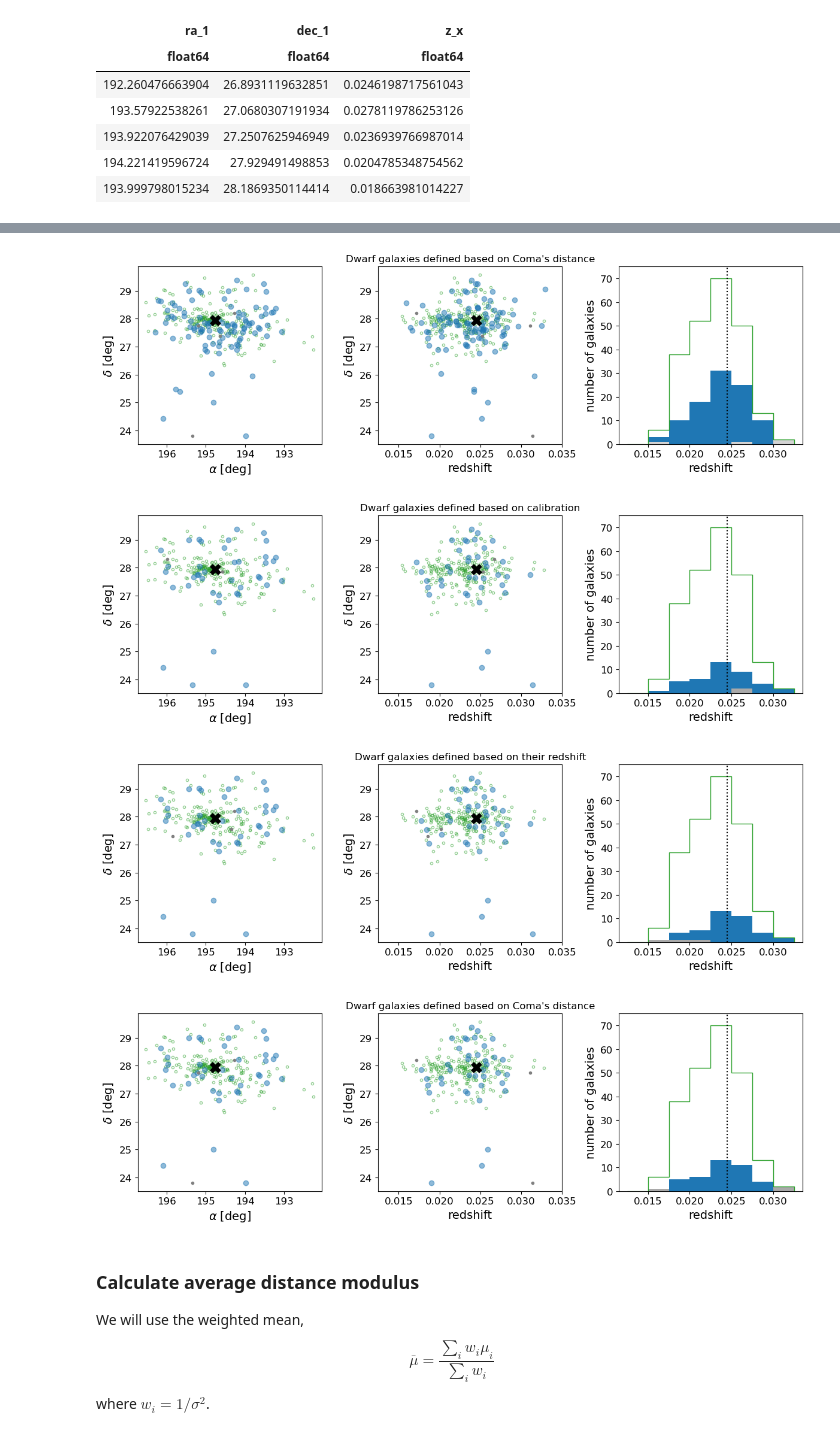
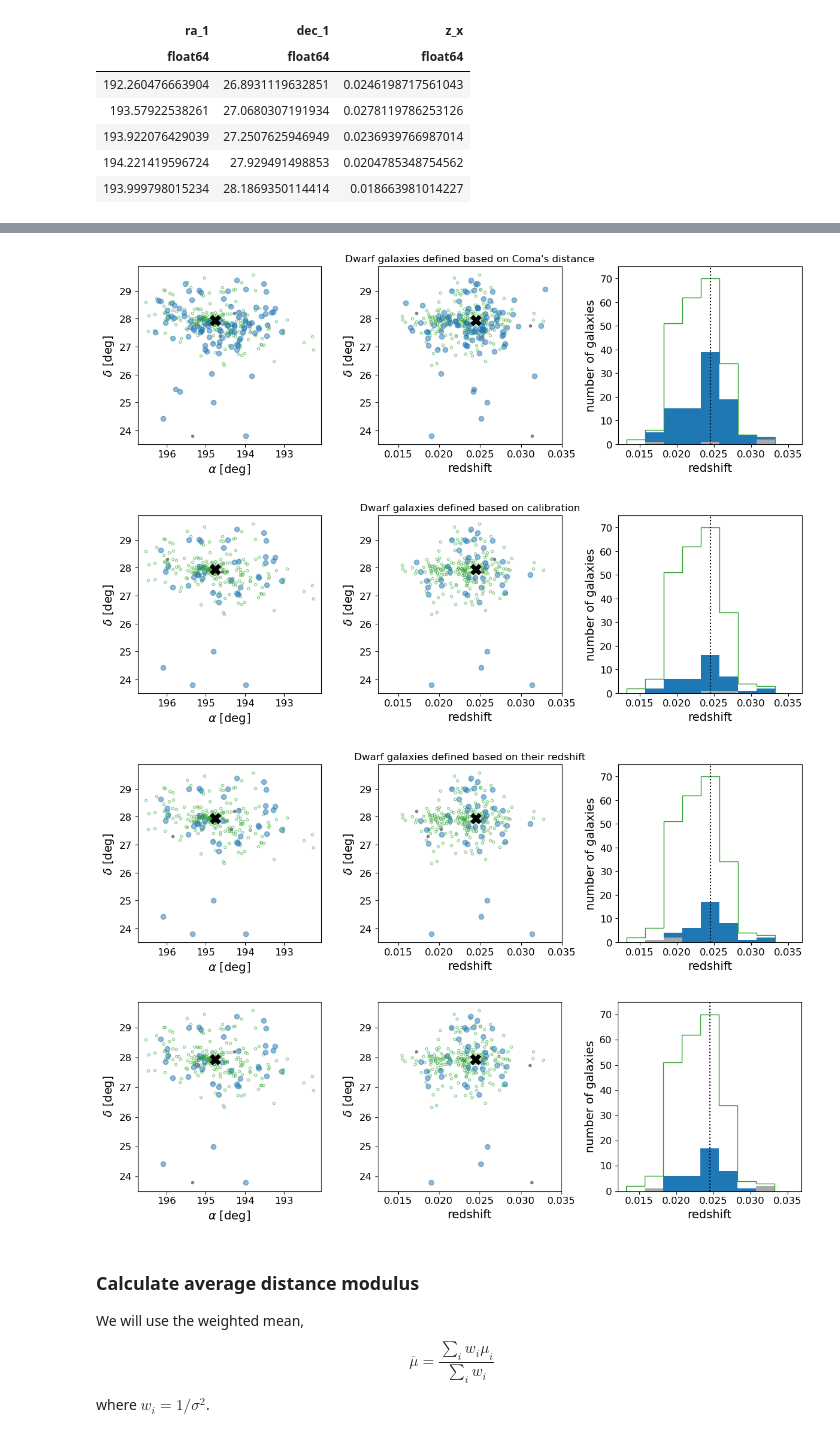
Before and after one commit to DESI-UR/DESI_SGA, a Jupyter notebook: TF/SV/Coma_distance.ipynb, the cells around one changed output, grey strips where cells are left out. Cells and saved outputs as stored; diff of their text form; code cells hidden in the pictures.

Commit message:
Centered redshift histogram around cluster center

```diff
--- a/TF/SV/Coma_distance.ipynb
+++ b/TF/SV/Coma_distance.ipynb
@@ -207,6 +208,13 @@ Table length=5
 | 193.922076429039 | 27.2507625946949 | 0.0236939766987014 |
 | 194.221419596724 | 27.929491498853 | 0.0204785348754562 |
 | 193.999798015234 | 28.1869350114414 | 0.018663981014227 |
+# %%
+# Define the redshift histogram bins so that they are centered around the cluster's redshift
+bin_width = 0.0025
+Nbins = 9
+
+z_bins = np.arange((V_Coma/c) - 0.5*Nbins*bin_width, (V_Coma/c) + 0.5*(Nbins+1)*bin_width, bin_width)
+# z_bins = np.arange(0.0125, 0.035, 0.0025)
 # %%
 plt.figure(figsize=(12,4), tight_layout=True)
 
@@ -309,9 +317,9 @@ plt.tick_params(axis='both', which='major', labelsize=12)
 plt.title("Dwarf galaxies defined based on Coma's distance")
 
 plt.subplot(133)
-plt.hist(FP_gals['z_x'], bins=np.arange(0.0125, 0.035, 0.0025), color='tab:green', histtype='step')
-plt.hist(SGA_TF_Coma['Z_DESI'][~zComa_dwarf_boolean], bins=np.arange(0.0125, 0.035, 0.0025))
-plt.hist(SGA_TF_Coma['Z_DESI'][zComa_dwarf_boolean], bins=np.arange(0.0125, 0.035, 0.0025), color='lightgray')
+plt.hist(FP_gals['z_x'], bins=z_bins, color='tab:green', histtype='step')
+plt.hist(SGA_TF_Coma['Z_DESI'][~zComa_dwarf_boolean], bins=z_bins)
+plt.hist(SGA_TF_Coma['Z_DESI'][zComa_dwarf_boolean], bins=z_bins, color='darkgray')
 plt.vlines(V_Coma/c, 0, 85, colors='k', linestyles='dotted')
 plt.xlabel('redshift', fontsize=14)
 plt.ylabel('number of galaxies', fontsize=14)
@@ -320,7 +328,7 @@ plt.tick_params(axis='both', which='major', labelsize=12);
 
 # plt.savefig('../../Figures/SV/fuji_Coma_galaxies.png', dpi=150);
 # %% [output]
-[figure, old version]
+[figure, new version]
 # %%
 # Version of the above figure with only those Coma galaxies used in the calibration
 SGAIDs_cal = Table.read('fuji_Coma_SGAids_calibration.txt', format='ascii.commented_header')
@@ -370,10 +378,10 @@ plt.tick_params(axis='both', which='major', labelsize=12)
 plt.title("Dwarf galaxies defined based on calibration")
 
 plt.subplot(133)
-plt.hist(FP_gals['z_x'], bins=np.arange(0.0125, 0.035, 0.0025), color='tab:green', histtype='step')
-plt.hist(SGA_TF_Coma['Z_DESI'][cal_boolean & ~tf_dwarf_boolean], bins=np.arange(0.0125, 0.035, 0.0025))
+plt.hist(FP_gals['z_x'], bins=z_bins, color='tab:green', histtype='step')
+plt.hist(SGA_TF_Coma['Z_DESI'][cal_boolean & ~tf_dwarf_boolean], bins=z_bins)
 plt.hist(SGA_TF_Coma['Z_DESI'][cal_boolean & tf_dwarf_boolean],
-         bins=np.arange(0.0125, 0.035, 0.0025),
+         bins=z_bins,
          color='darkgray')
 plt.vlines(V_Coma/c, 0, 85, colors='k', linestyles='dotted')
 plt.xlabel('redshift', fontsize=14)
@@ -383,7 +391,7 @@ plt.tick_params(axis='both', which='major', labelsize=12);
 
 # plt.savefig('../../Figures/SV/fuji_Coma_cal_galaxies.png', dpi=150);
 # %% [output]
-[figure, old version]
+[figure, new version]
 # %%
 # Version of the above figure with only those Coma galaxies used in the calibration
 plt.figure(figsize=(12,4), tight_layout=True)
@@ -427,10 +435,10 @@ plt.tick_params(axis='both', which='major', labelsize=12)
 plt.title("Dwarf galaxies defined based on their redshift")
 
 plt.subplot(133)
-plt.hist(FP_gals['z_x'], bins=np.arange(0.0125, 0.035, 0.0025), color='tab:green', histtype='step')
-plt.hist(SGA_TF_Coma['Z_DESI'][cal_boolean & ~z_dwarf_boolean], bins=np.arange(0.0125, 0.035, 0.0025))
+plt.hist(FP_gals['z_x'], bins=z_bins, color='tab:green', histtype='step')
+plt.hist(SGA_TF_Coma['Z_DESI'][cal_boolean & ~z_dwarf_boolean], bins=z_bins)
 plt.hist(SGA_TF_Coma['Z_DESI'][cal_boolean & z_dwarf_boolean],
-         bins=np.arange(0.0125, 0.035, 0.0025),
+         bins=z_bins,
          color='darkgray')
 plt.vlines(V_Coma/c, 0, 85, colors='k', linestyles='dotted')
 plt.xlabel('redshift', fontsize=14)
@@ -440,7 +448,7 @@ plt.tick_params(axis='both', which='major', labelsize=12);
 
 # plt.savefig('../../Figures/SV/fuji_Coma_cal_galaxies.png', dpi=150);
 # %% [output]
-[figure, old version]
+[figure, new version]
 # %%
 # Version of the above figure with only those Coma galaxies used in the calibration
 plt.figure(figsize=(12,4), tight_layout=True)
@@ -465,39 +473,39 @@ plt.xlabel(r'$\alpha$ [deg]', fontsize=14)
 plt.ylabel(r'$\delta$ [deg]', fontsize=14)
 plt.tick_params(axis='both', which='major', labelsize=12)
 
 plt.subplot(132)
 plt.plot(FP_gals['z_x'], FP_gals['dec_1'], '.', c='tab:green', alpha=0.5, mfc='none')
 plt.plot(SGA_TF_Coma['Z_DESI'][cal_boolean & ~zComa_dwarf_boolean],
          SGA_TF_Coma['DEC'][cal_boolean & ~zComa_dwarf_boolean],
          'o',
          alpha=0.5)
 plt.plot(SGA_TF_Coma['Z_DESI'][cal_boolean & zComa_dwarf_boolean],
          SGA_TF_Coma['DEC'][cal_boolean & zComa_dwarf_boolean],
          '.',
          c='gray')
 plt.plot(V_Coma/c, Coma_coords.transform_to('icrs').dec.deg, 'kx', ms=10, mew=5)
 plt.xlim((0.0125, 0.035))
 plt.xlabel('redshift', fontsize=14)
 plt.ylabel(r'$\delta$ [deg]', fontsize=14)
 plt.tick_params(axis='both', which='major', labelsize=12)
 
-plt.title("Dwarf galaxies defined based on Coma's distance")
+# plt.title("Dwarf galaxies defined based on Coma's distance")
 
 plt.subplot(133)
-plt.hist(FP_gals['z_x'], bins=np.arange(0.0125, 0.035, 0.0025), color='tab:green', histtype='step')
-plt.hist(SGA_TF_Coma['Z_DESI'][cal_boolean & ~zComa_dwarf_boolean], bins=np.arange(0.0125, 0.035, 0.0025))
+plt.hist(FP_gals['z_x'], bins=z_bins, color='tab:green', histtype='step')
+plt.hist(SGA_TF_Coma['Z_DESI'][cal_boolean & ~zComa_dwarf_boolean], bins=z_bins)
 plt.hist(SGA_TF_Coma['Z_DESI'][cal_boolean & zComa_dwarf_boolean],
-         bins=np.arange(0.0125, 0.035, 0.0025),
+         bins=z_bins,
          color='darkgray')
 plt.vlines(V_Coma/c, 0, 85, colors='k', linestyles='dotted')
 plt.xlabel('redshift', fontsize=14)
 plt.ylabel('number of galaxies', fontsize=14)
 plt.ylim(ymax=75)
 plt.tick_params(axis='both', which='major', labelsize=12);
 
-# plt.savefig('../../Figures/SV/fuji_Coma_cal_galaxies.png', dpi=150);
+plt.savefig('../../Figures/SV/fuji_Coma_cal_galaxies_20240702.png', dpi=150);
 # %% [output]
-[figure, old version]
+[figure, new version]
 # %% [markdown]
 ### Calculate average distance modulus
 
```
Also changed, not shown: parts of 4 cells of this notebook.
